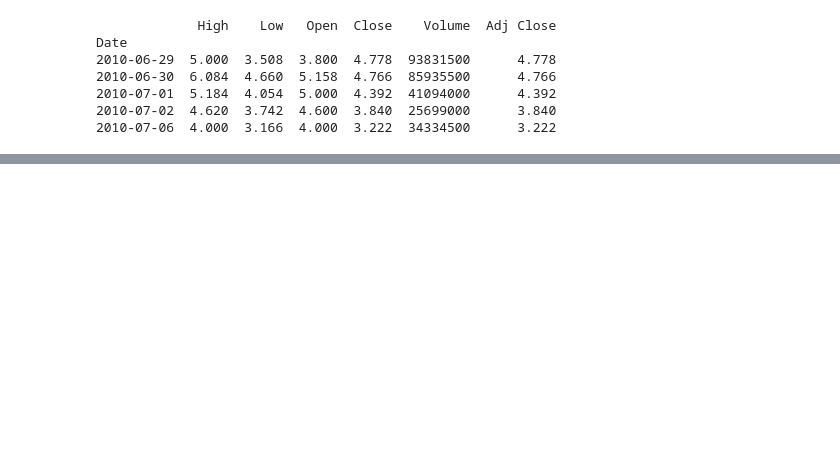
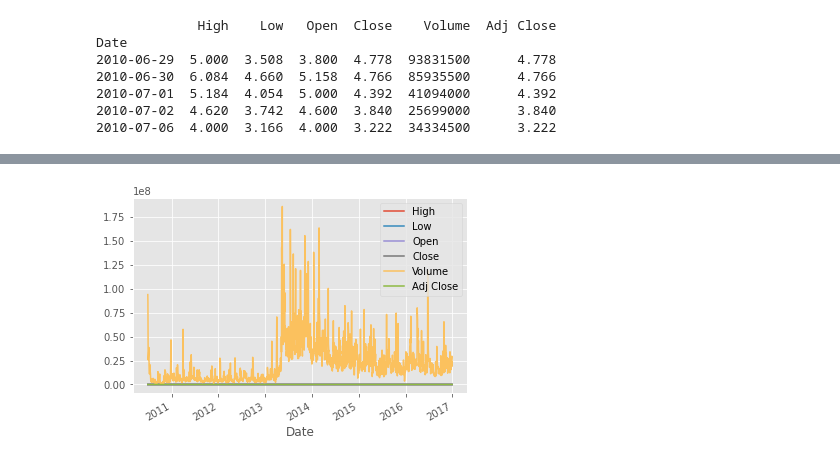
Before and after one commit to quitribo/sentdex-finance, a Jupyter notebook: tutfin1.ipynb, the cells around one changed output, grey strips where cells are left out. Cells and saved outputs as stored; diff of their text form; code cells hidden in the pictures; blank space fills up the shorter version.

```diff
--- a/tutfin1.ipynb
+++ b/tutfin1.ipynb
@@ -55,0 +56,5 @@ df2.round(2)
+# %%
+df.plot()
+plt.show()
+# %% [output]
+[figure, added]
```
Also changed, not shown: parts of 5 cells of this notebook, 1 other file.
